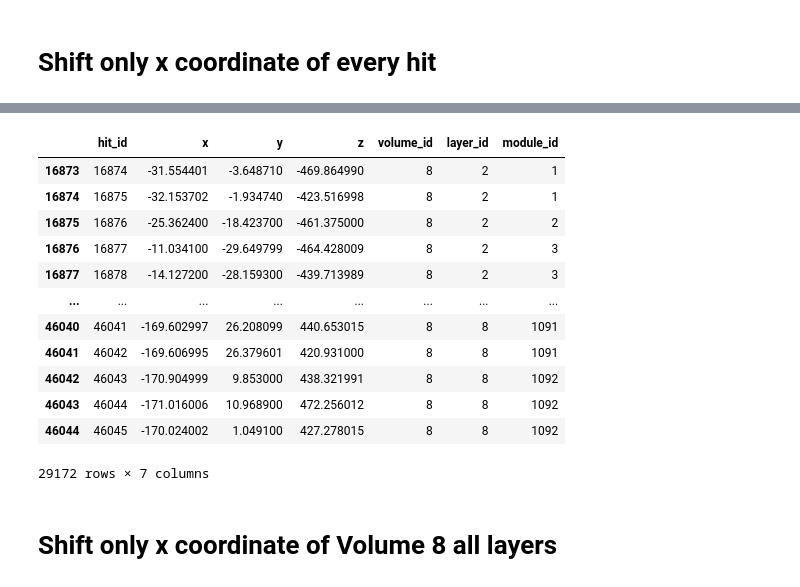
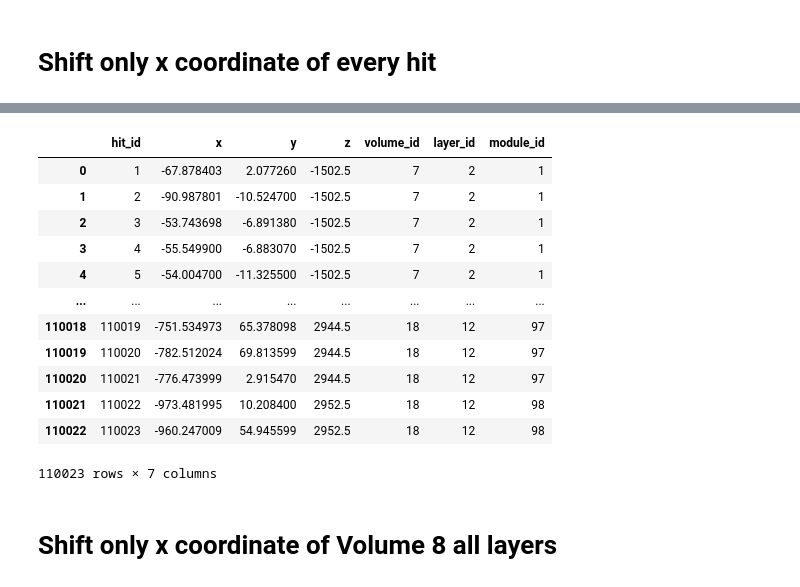
Before and after one commit to caditi97/exatrkx-iml2020, a Jupyter notebook: notebooks/misalignment_studies/add_misalignment.ipynb, the cells around one changed output, grey strips where cells are left out. Saved outputs shown, nothing was run; the diff lists cells and outputs as text; code cells hidden in the pictures.

```diff
--- a/notebooks/misalignment_studies/add_misalignment.ipynb
+++ b/notebooks/misalignment_studies/add_misalignment.ipynb
@@ -172,21 +172,20 @@ for mis in misl:
 # %%
-h,c,p,t = trackml.dataset.load_event("/global/cfs/projectdirs/m3443/usr/caditi97/iml2020/misaligned/new_mis/shift_x/1/event000001000")
+h,c,p,t = trackml.dataset.load_event(f"/global/cfs/projectdirs/m3443/usr/caditi97/iml2020/misaligned/new_mis/shift_x/1/{eventid}")
+h
+# %% [output]
+|  | hit_id | x | y | z | volume_id | layer_id | module_id |
+| 0 | 1 | -67.878403 | 2.077260 | -1502.5 | 7 | 2 | 1 |
+| 1 | 2 | -90.987801 | -10.524700 | -1502.5 | 7 | 2 | 1 |
+| 2 | 3 | -53.743698 | -6.891380 | -1502.5 | 7 | 2 | 1 |
+| 3 | 4 | -55.549900 | -6.883070 | -1502.5 | 7 | 2 | 1 |
+| 4 | 5 | -54.004700 | -11.325500 | -1502.5 | 7 | 2 | 1 |
+| ... | ... | ... | ... | ... | ... | ... | ... |
+| 110018 | 110019 | -751.534973 | 65.378098 | 2944.5 | 18 | 12 | 97 |
+| 110019 | 110020 | -782.512024 | 69.813599 | 2944.5 | 18 | 12 | 97 |
+| 110020 | 110021 | -776.473999 | 2.915470 | 2944.5 | 18 | 12 | 97 |
+| 110021 | 110022 | -973.481995 | 10.208400 | 2952.5 | 18 | 12 | 98 |
+| 110022 | 110023 | -960.247009 | 54.945599 | 2952.5 | 18 | 12 | 98 |
+110023 rows × 7 columns
-# %%
-h[h['volume_id'] == 8]
-# %% [output]
-|  | hit_id | x | y | z | volume_id | layer_id | module_id |
-| 16873 | 16874 | -31.554401 | -3.648710 | -469.864990 | 8 | 2 | 1 |
-| 16874 | 16875 | -32.153702 | -1.934740 | -423.516998 | 8 | 2 | 1 |
-| 16875 | 16876 | -25.362400 | -18.423700 | -461.375000 | 8 | 2 | 2 |
-| 16876 | 16877 | -11.034100 | -29.649799 | -464.428009 | 8 | 2 | 3 |
-| 16877 | 16878 | -14.127200 | -28.159300 | -439.713989 | 8 | 2 | 3 |
-| ... | ... | ... | ... | ... | ... | ... | ... |
-| 46040 | 46041 | -169.602997 | 26.208099 | 440.653015 | 8 | 8 | 1091 |
-| 46041 | 46042 | -169.606995 | 26.379601 | 420.931000 | 8 | 8 | 1091 |
-| 46042 | 46043 | -170.904999 | 9.853000 | 438.321991 | 8 | 8 | 1092 |
-| 46043 | 46044 | -171.016006 | 10.968900 | 472.256012 | 8 | 8 | 1092 |
-| 46044 | 46045 | -170.024002 | 1.049100 | 427.278015 | 8 | 8 | 1092 |
-29172 rows × 7 columns
 # %% [markdown]
 # Shift only x coordinate of Volume 8 all layers
 # %%
```
Also changed, not shown: parts of 14 cells of this notebook, 4 other files.
